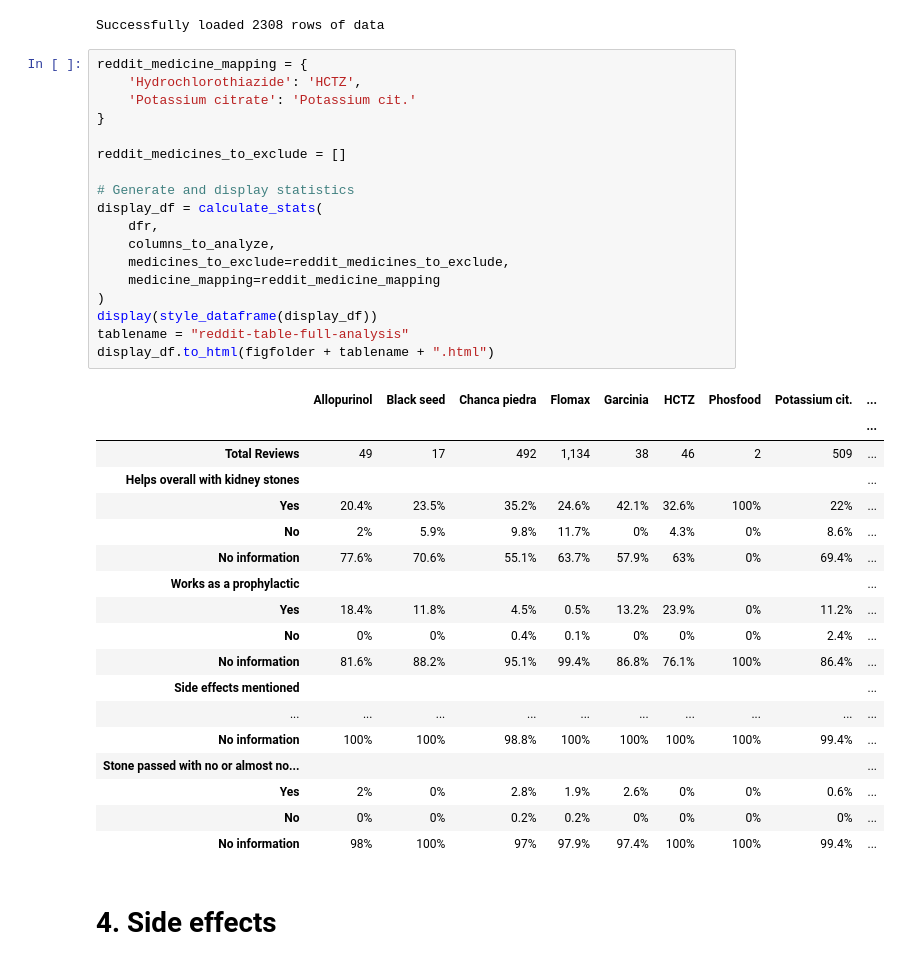
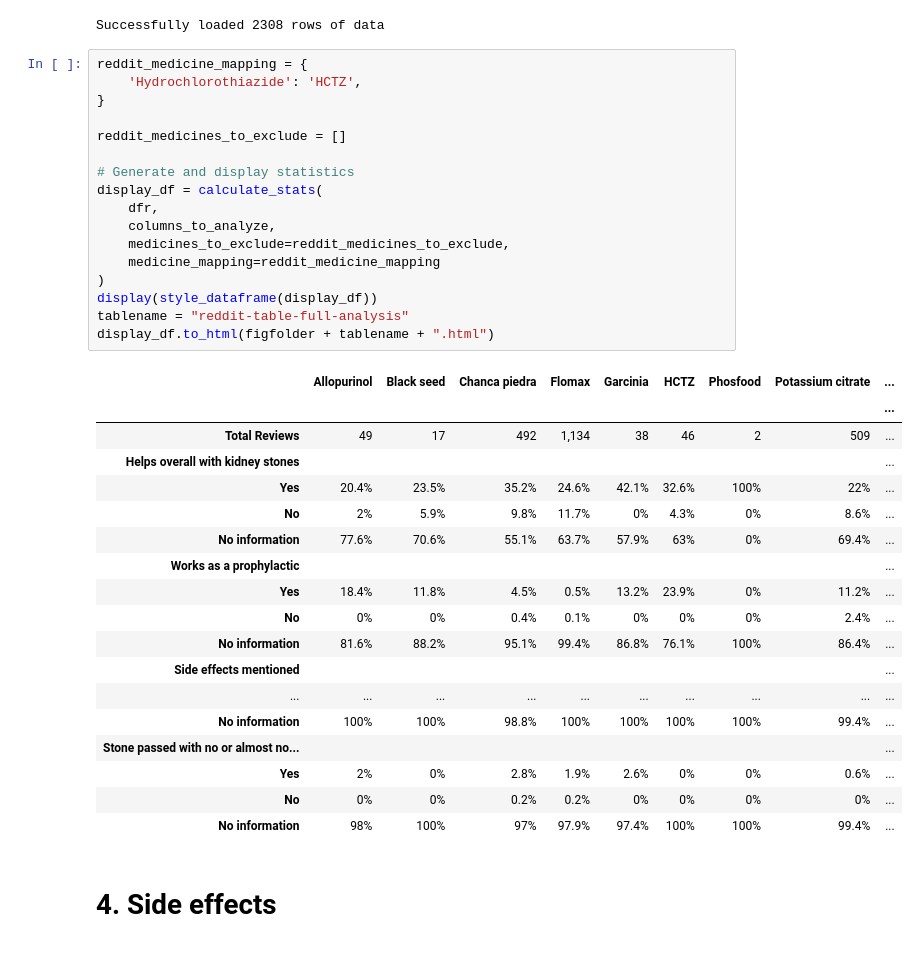
Before and after one commit to aph-research/chanca-piedra, a Jupyter notebook: chanca-piedra-analysis.ipynb, the cells around one changed output. Cells and saved outputs as stored; diff of their text form.

```diff
--- a/chanca-piedra-analysis.ipynb
+++ b/chanca-piedra-analysis.ipynb
@@ -443,23 +443,22 @@ Successfully loaded 2308 rows of data
 # %%
 reddit_medicine_mapping = {
     'Hydrochlorothiazide': 'HCTZ',
-    'Potassium citrate': 'Potassium cit.'
 }
 
 reddit_medicines_to_exclude = []
 
 # Generate and display statistics
 display_df = calculate_stats(
     dfr,
     columns_to_analyze,
     medicines_to_exclude=reddit_medicines_to_exclude,
     medicine_mapping=reddit_medicine_mapping
 )
 display(style_dataframe(display_df))
 tablename = "reddit-table-full-analysis"
 display_df.to_html(figfolder + tablename + ".html")
 # %% [output]
-|  | Allopurinol | Black seed | Chanca piedra | Flomax | Garcinia | HCTZ | Phosfood | Potassium cit. | ... |
+|  | Allopurinol | Black seed | Chanca piedra | Flomax | Garcinia | HCTZ | Phosfood | Potassium citrate | ... |
 |  |  |  |  |  |  |  |  |  | ... |
 | Total Reviews | 49 | 17 | 492 | 1,134 | 38 | 46 | 2 | 509 | ... |
 | Helps overall with kidney stones |  |  |  |  |  |  |  |  | ... |
```
Also changed, not shown: parts of 2 cells of this notebook, 6 other files.
